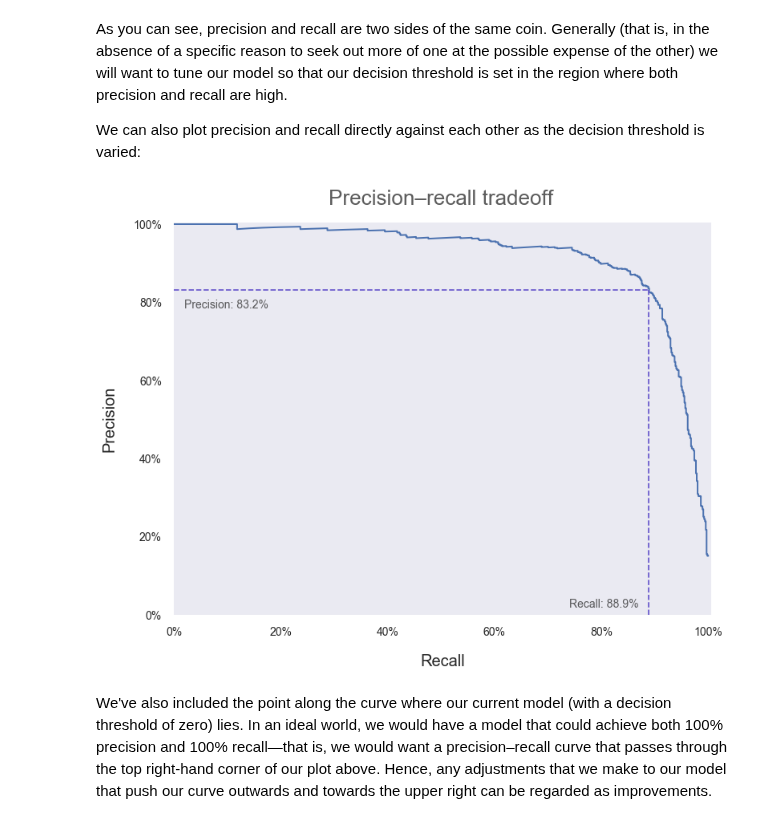
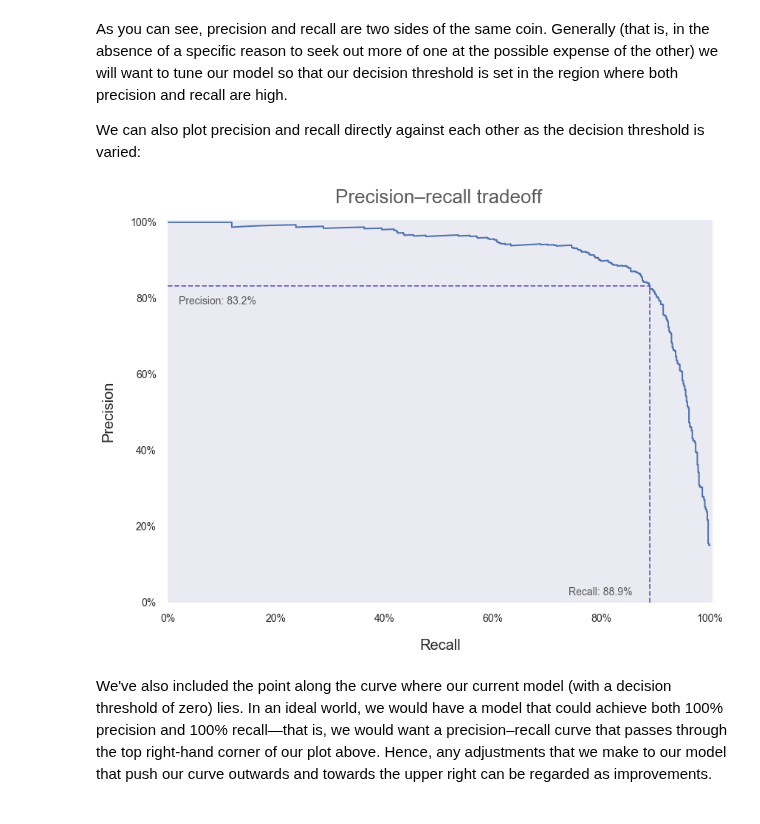
Before and after one commit to andrewhetherington/python-projects, a Jupyter notebook: Blog—Evaluating Classifier Model Performance/Evaluating Classifier Model Performance.ipynb, the cells around one changed output. Cells and saved outputs as stored; diff of their text form; code cells hidden in the pictures.

```diff
--- a/Blog—Evaluating Classifier Model Performance/Evaluating Classifier Model Performance.ipynb
+++ b/Blog—Evaluating Classifier Model Performance/Evaluating Classifier Model Performance.ipynb
@@ -253,34 +256,37 @@ ax.set_ylabel("Precision", labelpad=20, fontsize=20)
 # Set x- and y-axis limits
 ax.axis([0, 1.005, 0, 1.005])
 
 # Remove gridlines
 ax.grid(False)
 
 # Set font sizes and padding for tick labels
 ax.tick_params(axis="x", labelsize=14, pad=15)
 ax.tick_params(axis="y", labelsize=14, pad=15)
 
 # Plot on the precision and recall for our SGD model with threshold of zeros
 plt.plot([0.889, 0.889], [0., 0.832], "slateblue", linestyle="dashed")
 plt.plot([0.0, 0.889], [0.832, 0.832], "slateblue", linestyle="dashed")
 
 # Add title
 ax.text(x = 0.5, y = 1.05, s = "Precision–recall tradeoff", fontsize = 26, alpha = .75, ha="center")
 
 # Format axes to show percentages rather than decimals
 x_vals = ax.get_xticks()
 y_vals = ax.get_yticks()
 ax.set_xticklabels(['{:,.0%}'.format(x) for x in x_vals])
 ax.set_yticklabels(['{:,.0%}'.format(y) for y in y_vals])
 
 # Add labels for the values of precision and recall for our particular SGD model
 ax.text(x = 0.02, y = 0.785, s = "Precision: 83.2%", fontsize = 14, alpha = .75, ha="left")
 ax.text(x = 0.74, y = 0.02, s = "Recall: 88.9%", fontsize = 14, alpha = .75, ha="left")
 
+# Set tight layout
+plt.tight_layout()
+
 # Save figure to .png image
 plt.savefig('precision_recall_curve_2.png')
 # %% [output]
-[figure, old version]
+[figure, new version]
 # %% [markdown]
 We've also included the point along the curve where our current model (with a decision threshold of zero) lies.  In an ideal world, we would have a model that could achieve both 100% precision and 100% recall—that is, we would want a precision–recall curve that passes through the top right-hand corner of our plot above.  Hence, any adjustments that we make to our model that push our curve outwards and towards the upper right can be regarded as improvements.
 # %% [markdown]
```
Also changed, not shown: parts of 3 cells of this notebook.
